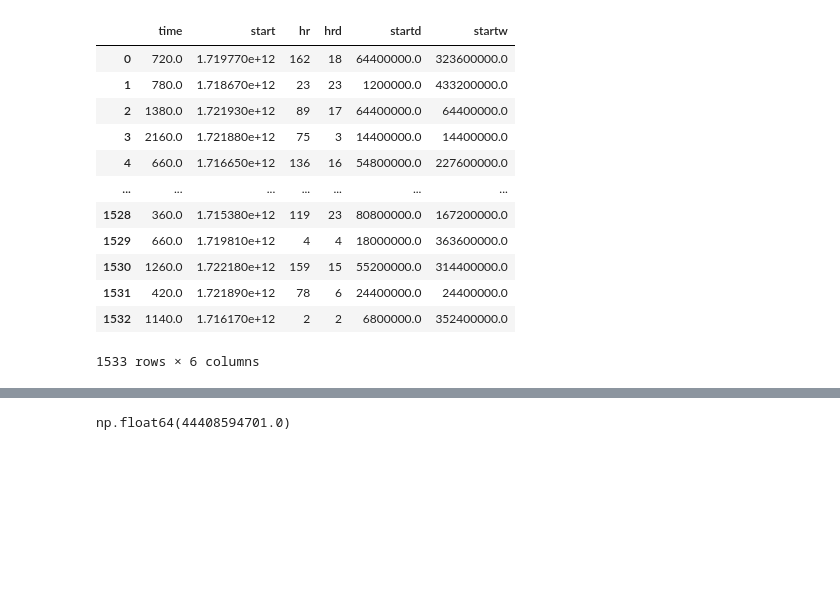
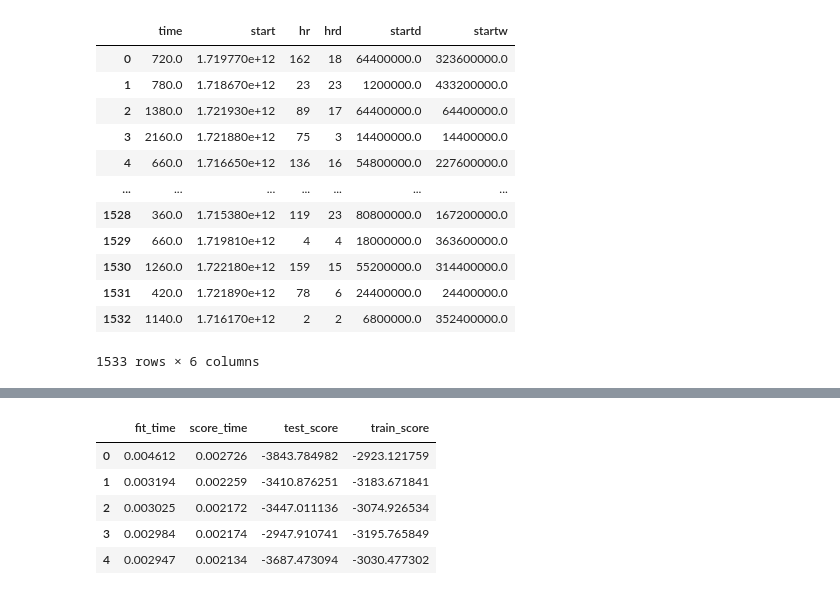
Before and after one commit to aaronbpham/dsci-100-2025w1-group-18, a Jupyter notebook: main.ipynb, the cells around one changed output, grey strips where cells are left out. Drawn from its saved outputs; the diff is of its cells as text; code cells hidden in the pictures; blank space fills up the shorter version.

```diff
--- a/main.ipynb
+++ b/main.ipynb
@@ -254,5 +273,38 @@ alt.Chart(main_df).mark_point().encode(
 # %% [output]
 [interactive output not drawn]
 # %%
+training, testing = train_test_split(
+    main_df,
+    test_size=0.25,
+    random_state=2000,  # Do not change the random_state
+)
+X_train = training[["startd"]]  # A single column data frame
+y_train = training["time"]  # A series
+
+X_test = testing[["startd"]]  # A single column data frame
+y_test = testing["time"]  # A series
-# %% [output]
-np.float64(44408594701.0)
+# %%
+pipe = make_pipeline(
+    StandardScaler(),
+    KNeighborsRegressor(),
+)
+
+marathon_cv = pd.DataFrame(
+    cross_validate(
+        estimator=pipe,
+        X=X_train,
+        y=y_train,
+        cv=5,
+        scoring="neg_root_mean_squared_error",
+        return_train_score=True,
+    )
+)
+
+marathon_cv
+# %% [output]
+|  | fit_time | score_time | test_score | train_score |
+| 0 | 0.004612 | 0.002726 | -3843.784982 | -2923.121759 |
+| 1 | 0.003194 | 0.002259 | -3410.876251 | -3183.671841 |
+| 2 | 0.003025 | 0.002172 | -3447.011136 | -3074.926534 |
+| 3 | 0.002984 | 0.002174 | -2947.910741 | -3195.765849 |
+| 4 | 0.002947 | 0.002134 | -3687.473094 | -3030.477302 |
```
Also changed, not shown: parts of 3 cells of this notebook.
